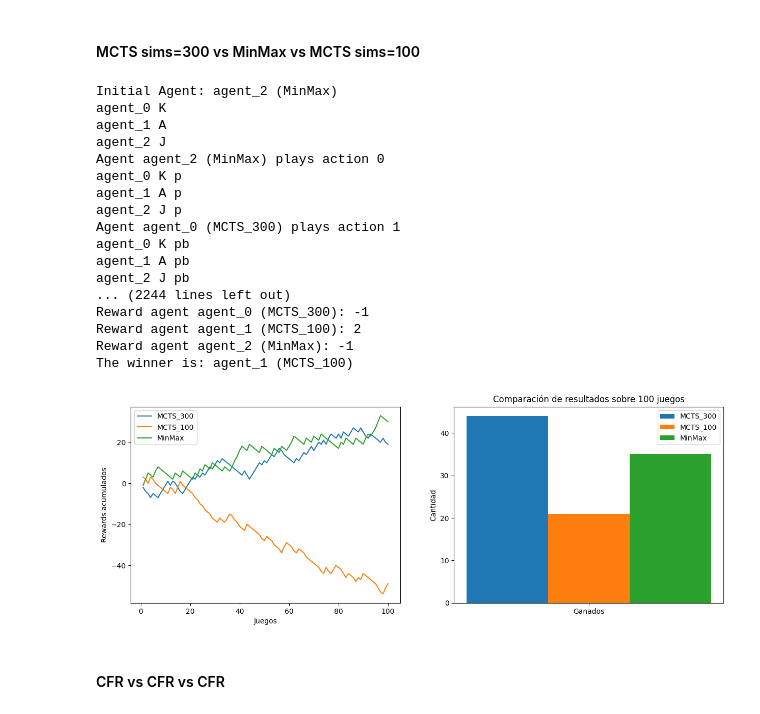
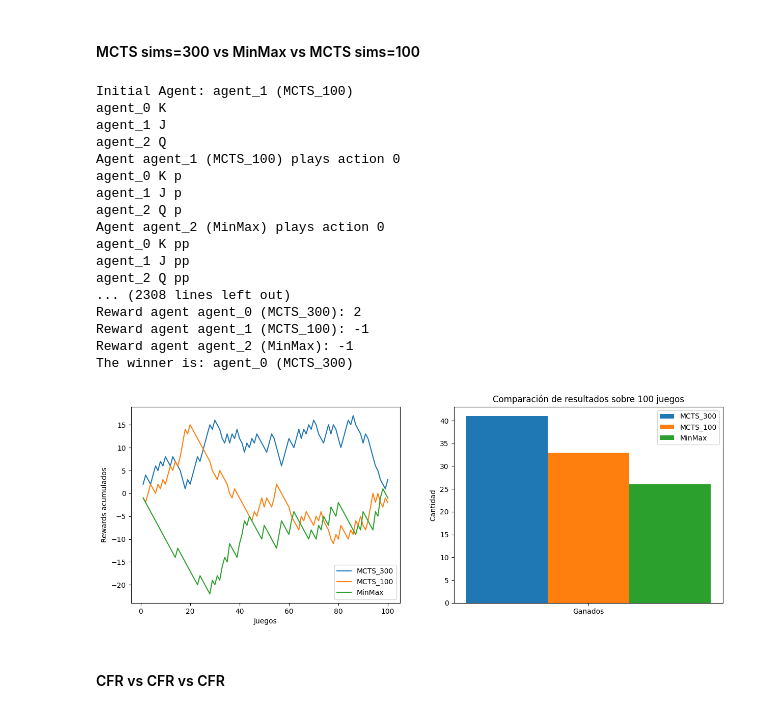
Before and after one commit to andscara/marl-obl2, a Jupyter notebook: Alternating Games/KuhnPoker_3.ipynb, the cells around one changed output. Saved outputs shown, nothing was run; the diff lists cells and outputs as text; code cells hidden in the pictures.

```diff
--- a/Alternating Games/KuhnPoker_3.ipynb
+++ b/Alternating Games/KuhnPoker_3.ipynb
@@ -122,29 +122,29 @@ The winner is: agent_0 (CFR)
 #### MCTS sims=300 vs MinMax vs MCTS sims=100
 # %%
 play({
-    g.agents[0]: ("MCTS_300", MonteCarloTreeSearch(game=g, agent=g.agents[0], max_depth=0, simulations=300)),
-    g.agents[1]: ("MCTS_100", MonteCarloTreeSearch(game=g, agent=g.agents[1], max_depth=0, simulations=100)),
+    g.agents[0]: ("MCTS_300", MonteCarloTreeSearch(game=g, agent=g.agents[0], max_depth=0, simulations=300, rollouts=30)),
+    g.agents[1]: ("MCTS_100", MonteCarloTreeSearch(game=g, agent=g.agents[1], max_depth=0, simulations=100, rollouts=30)),
     g.agents[2]: ("MinMax", MiniMax(game=g, agent=g.agents[2]))
 }, n=100)
 # %% [output]
-Initial Agent: agent_2 (MinMax)
+Initial Agent: agent_1 (MCTS_100)
 agent_0 K
-agent_1 A
-agent_2 J
+agent_1 J
+agent_2 Q
+Agent agent_1 (MCTS_100) plays action 0
+agent_0 K p
+agent_1 J p
+agent_2 Q p
 Agent agent_2 (MinMax) plays action 0
-agent_0 K p
-agent_1 A p
-agent_2 J p
-Agent agent_0 (MCTS_300) plays action 1
-agent_0 K pb
-agent_1 A pb
-agent_2 J pb
-... (2244 lines left out)
-Reward agent agent_0 (MCTS_300): -1
-Reward agent agent_1 (MCTS_100): 2
+agent_0 K pp
+agent_1 J pp
+agent_2 Q pp
+... (2308 lines left out)
+Reward agent agent_0 (MCTS_300): 2
+Reward agent agent_1 (MCTS_100): -1
 Reward agent agent_2 (MinMax): -1
-The winner is: agent_1 (MCTS_100)
+The winner is: agent_0 (MCTS_300)
-[figure, old version]
+[figure, new version]
 # %% [markdown]
 #### CFR vs CFR vs CFR
 # %%
```
Also changed, not shown: parts of 5 cells of this notebook, 6 other files.
